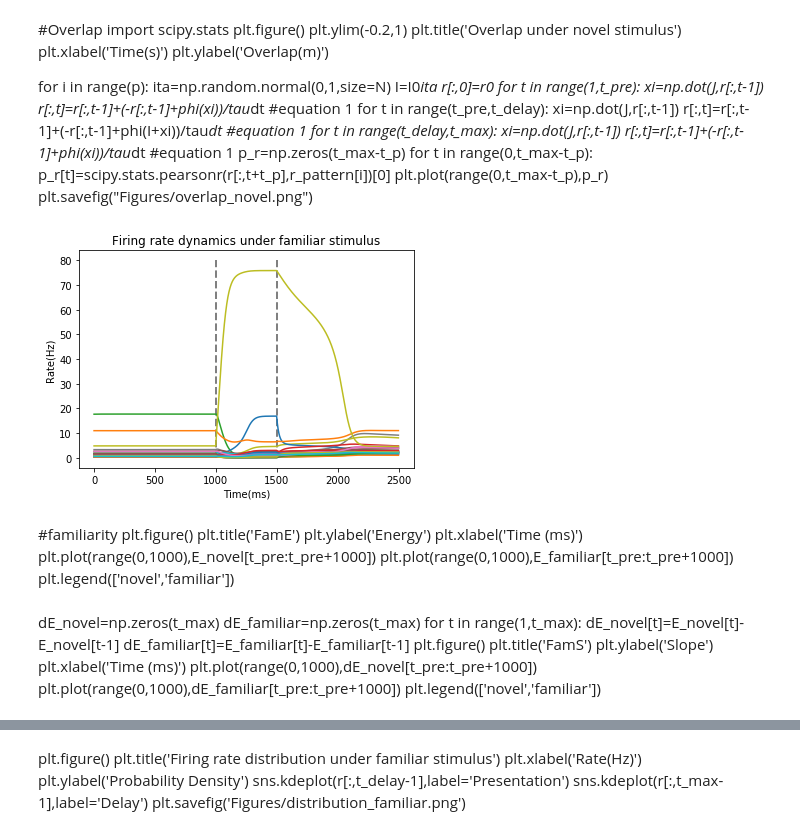
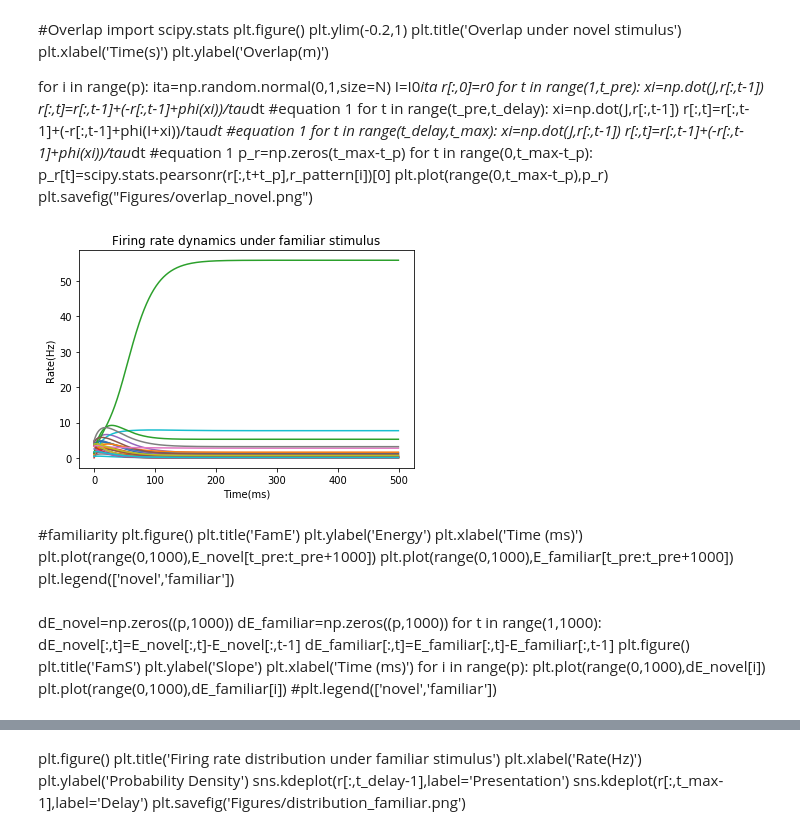
Before and after one commit to xmxhuihui/Final-Project, a Jupyter notebook: Attractor Network Model(Multiple Patterns)-familiarity.ipynb, the cells around one changed output, grey strips where cells are left out. Cells and saved outputs as stored; diff of their text form; code cells hidden in the pictures.

Commit message:
Familiarity Update finished

```diff
--- a/Attractor Network Model(Multiple Patterns)-familiarity.ipynb
+++ b/Attractor Network Model(Multiple Patterns)-familiarity.ipynb
@@ -15,7 +15,7 @@ q_f=0.83
 A=3.55
 beta_g=beta_f
 x_g=x_f
-p=10
+p=30
 N=5000
 # %%
 #Firing rate pattern
@@ -159,36 +152,31 @@ for i in range(p):
 plt.savefig("Figures/overlap_novel.png")
 # %%
 #Familiar Stimulus
-E_familiar=np.zeros((p,t_max))
+E_familiar=np.zeros((p,t_delay))
+r_familiar=np.zeros((N,p))
+E_familiars=np.zeros(p)
 #E_familiars=np.zeros(t_max)
 for i in range(p):
     I=I0*xi_pattern[i]
     r[:,0]=r0
-    for t in range(1,t_pre):
-        xi=np.dot(J,r[:,t-1])
-        r[:,t]=r[:,t-1]+(-r[:,t-1]+phi(xi))/tau*dt #equation 1
-        E_familiar[i,t]=-1/2*np.sum(np.dot(r[:,t].reshape(N,1),r[:,t].reshape(1,N))*J)
-    for t in range(t_pre,t_delay):
+    for t in range(1,t_delay):
         xi=np.dot(J,r[:,t-1])
         r[:,t]=r[:,t-1]+(-r[:,t-1]+phi(I+xi))/tau*dt #equation 1
-        E_familiar[i,t]=-1/2*np.sum(np.dot(r[:,t].reshape(N,1),r[:,t].reshape(1,N))*J)
-    for t in range(t_delay,t_max):
-        xi=np.dot(J,r[:,t-1])
-        r[:,t]=r[:,t-1]+(-r[:,t-1]+phi(xi))/tau*dt #equation 1
-        E_familiar[i,t]=-1/2*np.sum(np.dot(r[:,t].reshape(N,1),r[:,t].reshape(1,N))*J)
-    #E_familiars[i]=-1/2*np.sum(np.dot(r[:,t_pre-1].reshape(N,1),r[:,t_pre-1].reshape(1,N))*J)
+        #E_familiar[i,t]=-1/2*np.sum(np.dot(r[:,t].reshape(N,1),r[:,t].reshape(1,N))*J)
+    E_familiars[i]=-1/2*np.sum(np.dot(r[:,t_delay-1].reshape(N,1),r[:,t_delay-1].reshape(1,N))*J)
+    r_familiar[:,i]=r[:,t_delay-1]
 plt.figure()
 plt.title('Firing rate dynamics under familiar stimulus')
 plt.xlabel('Time(ms)')
 plt.ylabel('Rate(Hz)')
 for i in range(30):
-    plt.plot(range(0,t_max-t_p),r[i,t_p:t_max])
-plt.vlines(t_pre-t_p, 0,80, colors = "grey", linestyles = "dashed",linewidth=2)
-plt.vlines(t_delay-t_p, 0,80, colors = "grey", linestyles = "dashed",linewidth=2)
+    plt.plot(range(0,t_delay),r[i])
+#plt.vlines(t_pre-t_p, 0,80, colors = "grey", linestyles = "dashed",linewidth=2)
+#plt.vlines(t_delay, 0,80, colors = "grey", linestyles = "dashed",linewidth=2)
 r2=np.copy(r)
 #plt.savefig('Figures/familiar_stimulus.png')
 # %% [output]
-[figure, old version]
+[figure, new version]
 # %% [markdown]
 #familiarity
 plt.figure()
@@ -199,15 +187,16 @@ plt.plot(range(0,1000),E_novel[t_pre:t_pre+1000])
 plt.plot(range(0,1000),E_familiar[t_pre:t_pre+1000])
 plt.legend(['novel','familiar'])
 # %% [markdown]
-dE_novel=np.zeros(t_max)
-dE_familiar=np.zeros(t_max)
-for t in range(1,t_max):
-    dE_novel[t]=E_novel[t]-E_novel[t-1]
-    dE_familiar[t]=E_familiar[t]-E_familiar[t-1]
+dE_novel=np.zeros((p,1000))
+dE_familiar=np.zeros((p,1000))
+for t in range(1,1000):
+    dE_novel[:,t]=E_novel[:,t]-E_novel[:,t-1]
+    dE_familiar[:,t]=E_familiar[:,t]-E_familiar[:,t-1]
 plt.figure()
 plt.title('FamS')
 plt.ylabel('Slope')
 plt.xlabel('Time (ms)')
-plt.plot(range(0,1000),dE_novel[t_pre:t_pre+1000])
-plt.plot(range(0,1000),dE_familiar[t_pre:t_pre+1000])
-plt.legend(['novel','familiar'])
+for i in range(p):
+    plt.plot(range(0,1000),dE_novel[i])
+    plt.plot(range(0,1000),dE_familiar[i])
+#plt.legend(['novel','familiar'])
```
Also changed, not shown: parts of 13 cells of this notebook, 10 other files.
